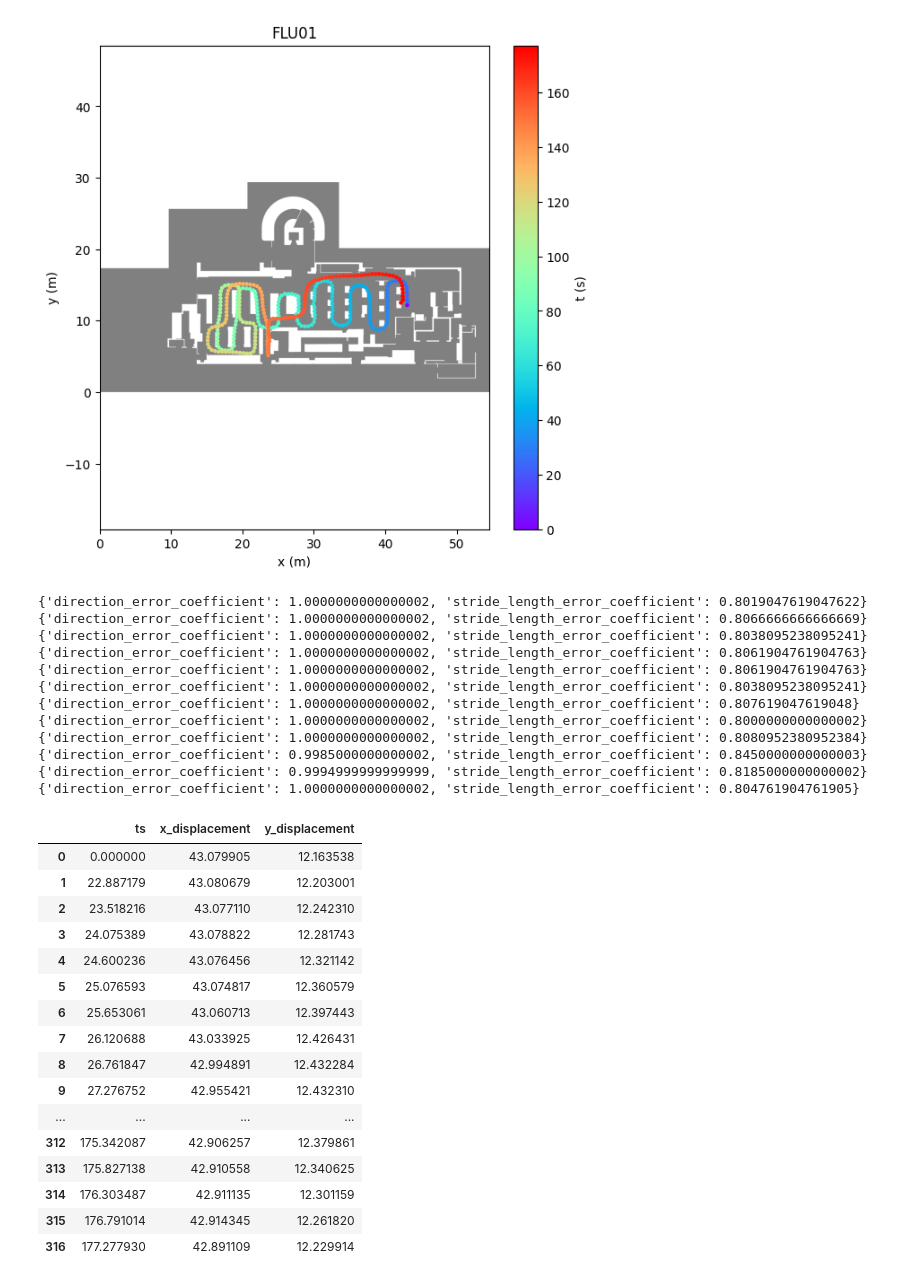
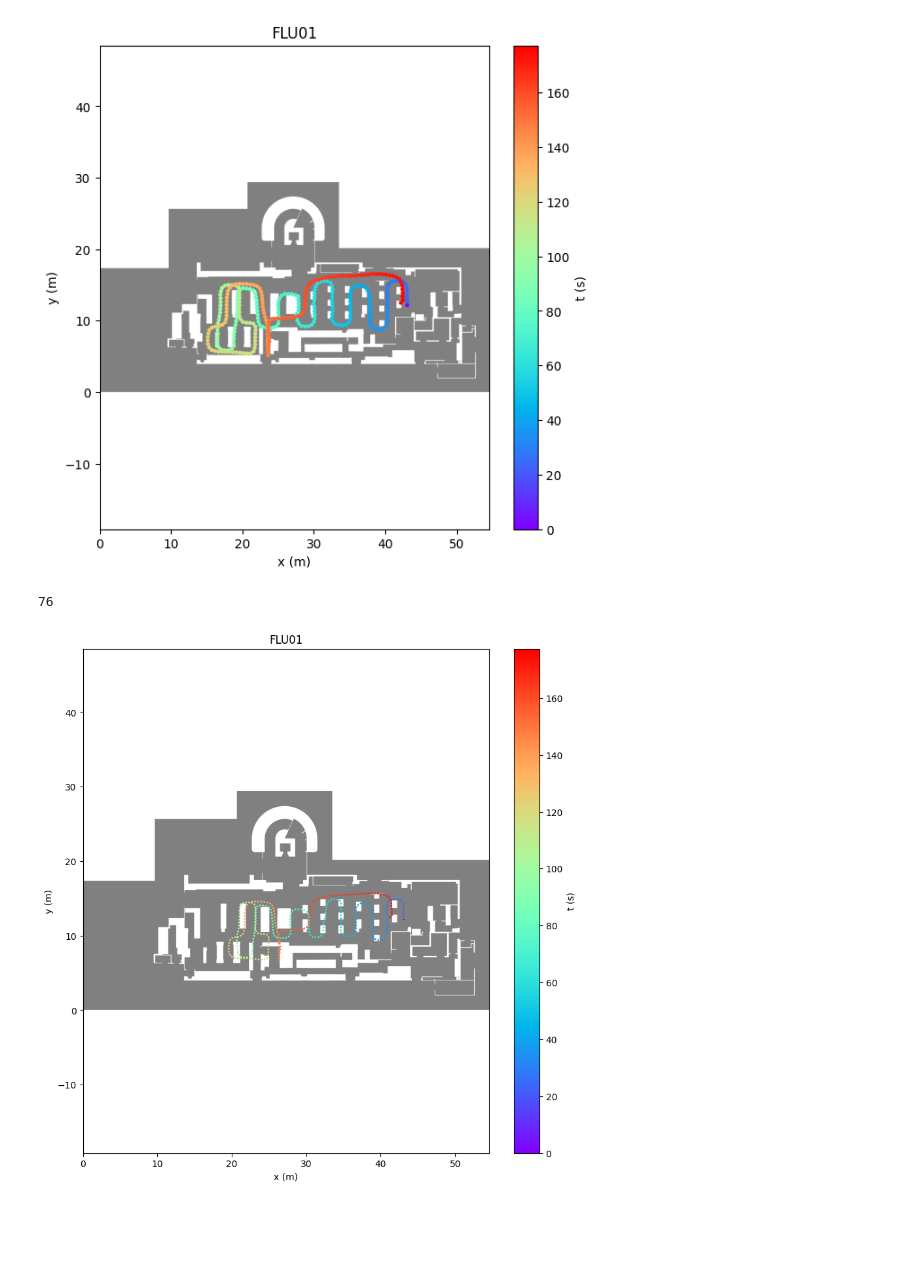
Before and after one commit to happy663/xDR-Challenge-2023-EvaalAPI-server-access, a Jupyter notebook: src/experiment.ipynb, the cells around one changed output. Saved outputs shown, nothing was run; the diff lists cells and outputs as text; code cells hidden in the pictures; blank space fills up the shorter version.

```diff
--- a/src/experiment.ipynb
+++ b/src/experiment.ipynb
@@ -234,51 +253,37 @@ utils.plot_displacement_map(
 # %%
 from sub import estimate, map_matching, stable, utils
 
 importlib.reload(map_matching)
 
 
-map_matching.move_unwalkable_points_to_walkable2(
+correct_unpassable_displacement = map_matching.move_unwalkable_points_to_walkable2(
     acc_df,
     straight_angle_df,
     map_dict,
     floor_name,
     dx,
     dy,
     ground_truth_first_point={
         "x": ground_truth_df.x[0],
         "y": ground_truth_df.y[0],
     },
 )
+
+# print(correct_unpassable_displacement)
+
+utils.plot_displacement_map(
+    map_dict,
+    floor_name,
+    dx,
+    dy,
+    correct_unpassable_displacement,
+    fig_size=(10, 10),
+    font_size=10,
+    label_size=10,
+)
 # %% [output]
-{'direction_error_coefficient': 1.0000000000000002, 'stride_length_error_coefficient': 0.8019047619047622}
-{'direction_error_coefficient': 1.0000000000000002, 'stride_length_error_coefficient': 0.8066666666666669}
-{'direction_error_coefficient': 1.0000000000000002, 'stride_length_error_coefficient': 0.8038095238095241}
-{'direction_error_coefficient': 1.0000000000000002, 'stride_length_error_coefficient': 0.8061904761904763}
-{'direction_error_coefficient': 1.0000000000000002, 'stride_length_error_coefficient': 0.8061904761904763}
-{'direction_error_coefficient': 1.0000000000000002, 'stride_length_error_coefficient': 0.8038095238095241}
-{'direction_error_coefficient': 1.0000000000000002, 'stride_length_error_coefficient': 0.807619047619048}
-{'direction_error_coefficient': 1.0000000000000002, 'stride_length_error_coefficient': 0.8000000000000002}
-{'direction_error_coefficient': 1.0000000000000002, 'stride_length_error_coefficient': 0.8080952380952384}
-{'direction_error_coefficient': 0.9985000000000002, 'stride_length_error_coefficient': 0.8450000000000003}
-{'direction_error_coefficient': 0.9994999999999999, 'stride_length_error_coefficient': 0.8185000000000002}
-{'direction_error_coefficient': 1.0000000000000002, 'stride_length_error_coefficient': 0.804761904761905}
+76
-|  | ts | x_displacement | y_displacement |
-| 0 | 0.000000 | 43.079905 | 12.163538 |
-| 1 | 22.887179 | 43.080679 | 12.203001 |
-| 2 | 23.518216 | 43.077110 | 12.242310 |
-| 3 | 24.075389 | 43.078822 | 12.281743 |
-| 4 | 24.600236 | 43.076456 | 12.321142 |
-| 5 | 25.076593 | 43.074817 | 12.360579 |
-| 6 | 25.653061 | 43.060713 | 12.397443 |
-| 7 | 26.120688 | 43.033925 | 12.426431 |
-| 8 | 26.761847 | 42.994891 | 12.432284 |
-| 9 | 27.276752 | 42.955421 | 12.432310 |
-| ... | ... | ... | ... |
-| 312 | 175.342087 | 42.906257 | 12.379861 |
-| 313 | 175.827138 | 42.910558 | 12.340625 |
-| 314 | 176.303487 | 42.911135 | 12.301159 |
-| 315 | 176.791014 | 42.914345 | 12.261820 |
-| 316 | 177.277930 | 42.891109 | 12.229914 |
+[figure, added]
 # %%
 output_df = pd.DataFrame(
     {
```
Also changed, not shown: parts of 1 cell of this notebook, 2 other files.
